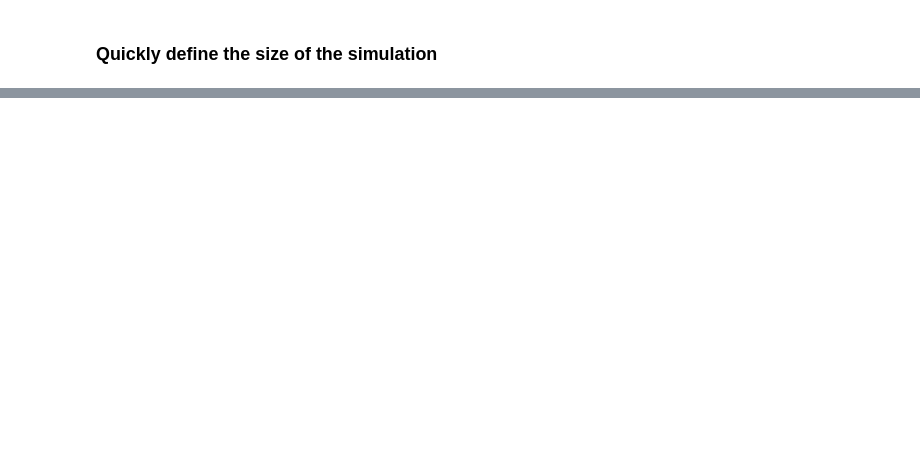
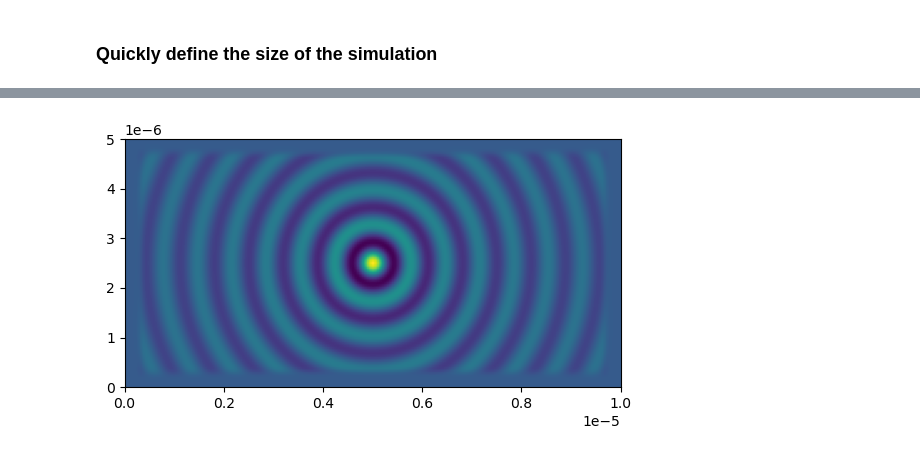
Before and after one commit to Dj1312/pepper, a Jupyter notebook: examples/dipole.ipynb, the cells around one changed output, grey strips where cells are left out. Saved outputs shown, nothing was run; the diff lists cells and outputs as text; code cells hidden in the pictures; blank space fills up the shorter version.

Commit message:
feat: add TM FDFD

```diff
--- a/examples/dipole.ipynb
+++ b/examples/dipole.ipynb
@@ -37,0 +38,8 @@ plt.imshow(np.abs(Ez).T, extent=extent, origin='lower');
+# %%
+sim_Hz = SimulationFdfd_TE(eps, dL, [10, 10], wavelength=1550 * nm)
+# %%
+Hz = sim_Hz.solve(src)
+# %%
+plt.imshow(np.real(Hz).T, extent=extent, origin='lower');
+# %% [output]
+[figure, added]
```
Also changed, not shown: parts of 3 cells of this notebook, 3 other files.
